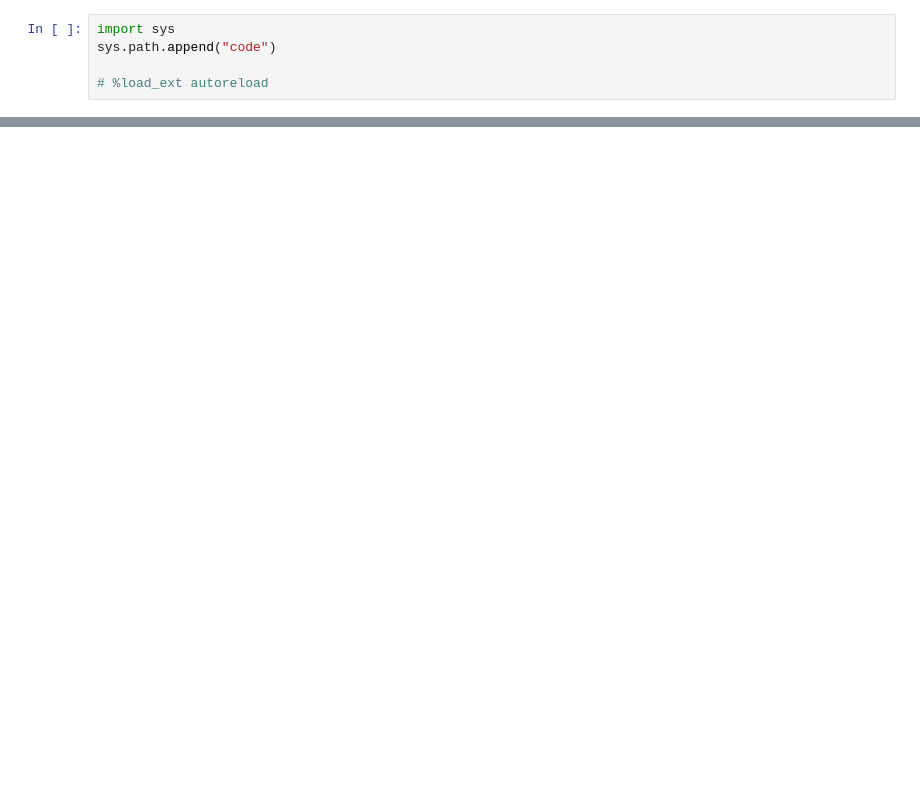
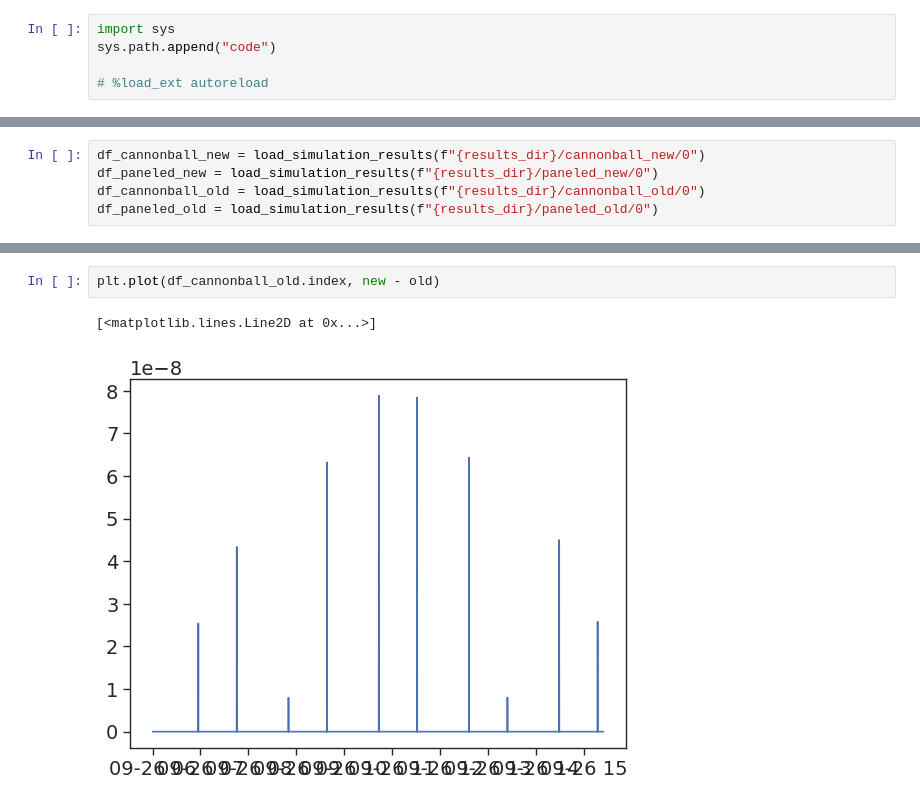
Before and after one commit to DominikStiller/tudelft-hpb-project, a Jupyter notebook: analysis/compare_regression.ipynb, the cells around one changed output, grey strips where cells are left out. Saved outputs shown, nothing was run; the diff lists cells and outputs as text; blank space fills up the shorter version.

```diff
--- a/analysis/compare_regression.ipynb
+++ b/analysis/compare_regression.ipynb
@@ -55,0 +20,5 @@ print(f"% difference of final position: {final_pos_diff_rel:.10%}")
+# %%
+df_cannonball_new = load_simulation_results(f"{results_dir}/cannonball_new/0")
+df_paneled_new = load_simulation_results(f"{results_dir}/paneled_new/0")
+df_cannonball_old = load_simulation_results(f"{results_dir}/cannonball_old/0")
+df_paneled_old = load_simulation_results(f"{results_dir}/paneled_old/0")
@@ -55,0 +70,5 @@ print(f"% difference of final position: {final_pos_diff_rel:.10%}")
+# %%
+plt.plot(df_cannonball_old.index, new - old)
+# %% [output]
+[<matplotlib.lines.Line2D at 0x...>]
+[figure, added]
```
Also changed, not shown: parts of 13 cells of this notebook, 27 other files.
